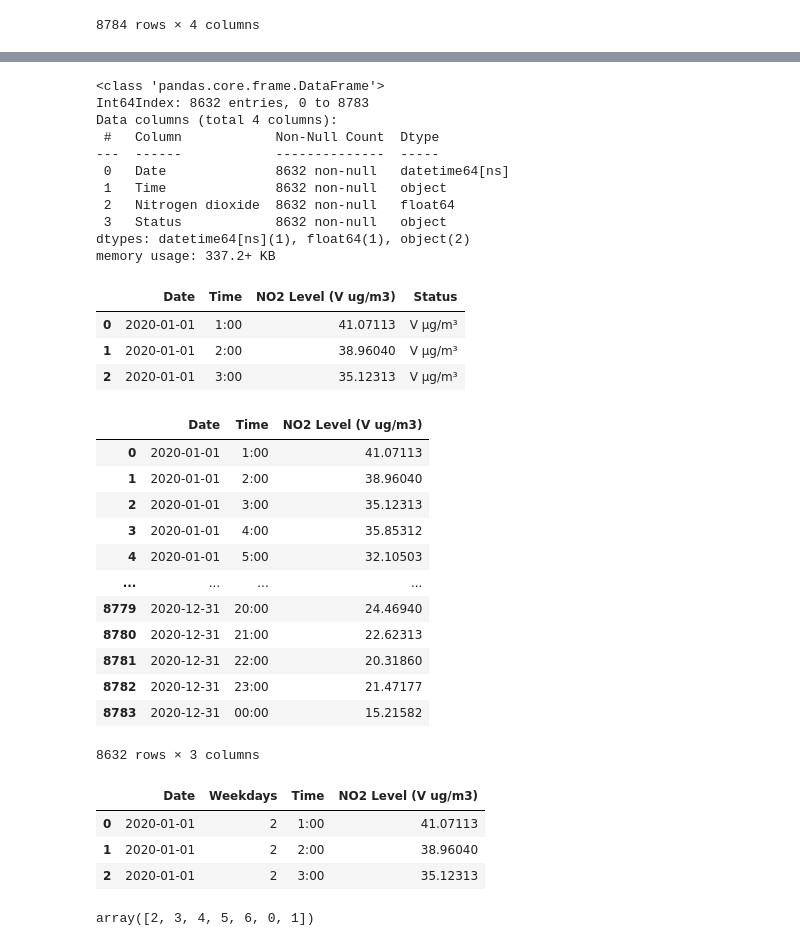
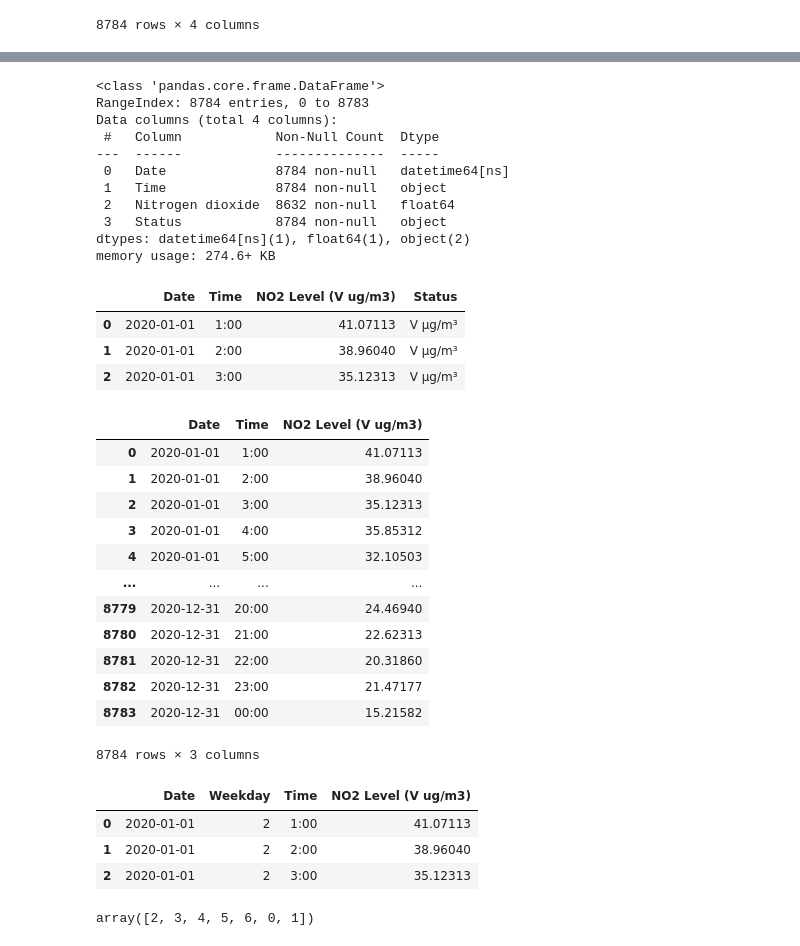
Before and after one commit to deliabel/CodeDivisionWorksheets, a Jupyter notebook: Air_Quality_Project.ipynb, the cells around one changed output, grey strips where cells are left out. Cells and saved outputs as stored; diff of their text form; code cells hidden in the pictures.

```diff
--- a/Air_Quality_Project.ipynb
+++ b/Air_Quality_Project.ipynb
@@ -114,5 +118,5 @@ measured_20df
 # %%
 # Removes rows with nodata in the 'Nitrogen dioxide' column
 # Output shows that the indices have not changed, but there are now fewer rows
-measured_20df = measured_20df.loc[measured_20df['Nitrogen dioxide'] != 'nodata']
-measured_20df
+#measured_20df = measured_20df.loc[measured_20df['Nitrogen dioxide'] != 'nodata']
+#measured_20df
@@ -140,6 +128,6 @@ measured_20df_check
 # %%
-# additional: replaces 'nodata' with None, might help with plots, will introduce nulls
+# additional: Replaces 'nodata' with None, might help with plots, will introduce nulls
 # Output shows there are now null values in the 'Nitrogen dioxide' column, and a section where 'nodata' has been replaced with None
-#measured_20df = measured_20df.replace('nodata', None)
-#print(measured_20df.info())
-#measured_20df.iloc[50:60]
+measured_20df = measured_20df.replace('nodata', None)
+print(measured_20df.info())
+measured_20df.iloc[50:60]
@@ -150,16 +162,16 @@ measured_20df = measured_20df.astype({'Nitrogen dioxide': float,})
 measured_20df.info()
 # %% [output]
 <class 'pandas.core.frame.DataFrame'>
-Int64Index: 8632 entries, 0 to 8783
+RangeIndex: 8784 entries, 0 to 8783
 Data columns (total 4 columns):
  #   Column            Non-Null Count  Dtype
 ---  ------            --------------  -----
- 0   Date              8632 non-null   datetime64[ns]
- 1   Time              8632 non-null   object
+ 0   Date              8784 non-null   datetime64[ns]
+ 1   Time              8784 non-null   object
  2   Nitrogen dioxide  8632 non-null   float64
- 3   Status            8632 non-null   object
+ 3   Status            8784 non-null   object
 dtypes: datetime64[ns](1), float64(1), object(2)
-memory usage: 337.2+ KB
+memory usage: 274.6+ KB
 # %%
 # Renames the column 'Nitrogen dioxide' to 'NO2 Level (V ug/m3)'
 measured_20df = measured_20df.rename({'Nitrogen dioxide': "NO2 Level (V ug/m3)"}, axis="columns")
@@ -186,13 +198,13 @@ measured_20df
 | 8781 | 2020-12-31 | 22:00 | 20.31860 |
 | 8782 | 2020-12-31 | 23:00 | 21.47177 |
 | 8783 | 2020-12-31 | 00:00 | 15.21582 |
-8632 rows × 3 columns
+8784 rows × 3 columns
 # %%
-# Creates a new 'Weekdays' column to label days of the week
-measured_20df.insert(1, 'Weekdays', measured_20df['Date'].dt.weekday)
+# Creates a new 'Weekday' column to label days of the week
+measured_20df.insert(1, 'Weekday', measured_20df['Date'].dt.weekday)
 measured_20df.head(3)
 # %% [output]
-|  | Date | Weekdays | Time | NO2 Level (V ug/m3) |
+|  | Date | Weekday | Time | NO2 Level (V ug/m3) |
 | 0 | 2020-01-01 | 2 | 1:00 | 41.07113 |
 | 1 | 2020-01-01 | 2 | 2:00 | 38.96040 |
 | 2 | 2020-01-01 | 2 | 3:00 | 35.12313 |
```
Also changed, not shown: parts of 47 cells of this notebook.
